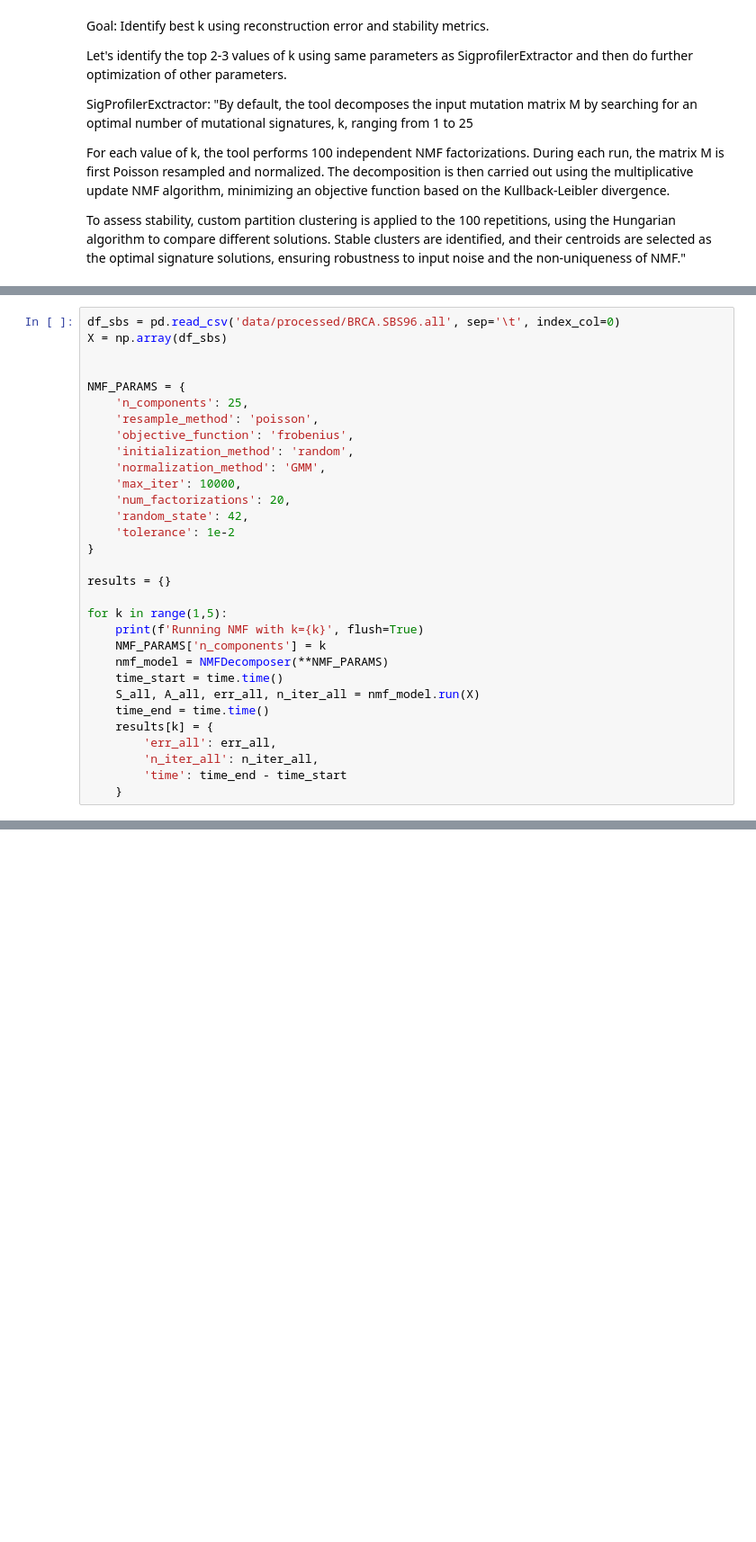
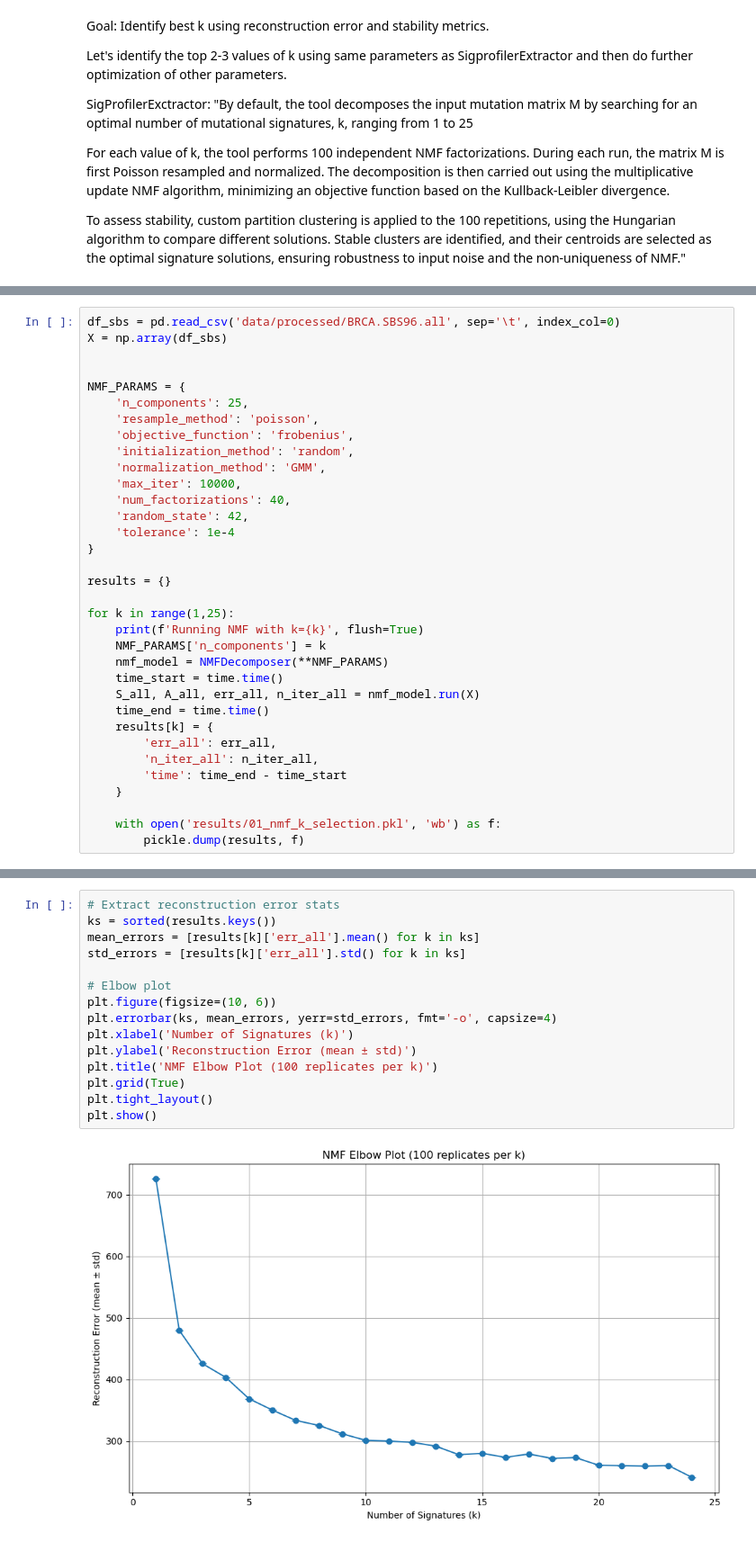
Before and after one commit to CNsquared/breast-cancer-team-1, a Jupyter notebook: project-3/notebooks/makefigs/01_nmf_k_selection.ipynb, the cells around one changed output, grey strips where cells are left out. Shown: that part at 90% size. Saved outputs shown, nothing was run; the diff lists cells and outputs as text; blank space fills up the shorter version.

Commit message:
nmf k selection

```diff
--- a/project-3/notebooks/makefigs/01_nmf_k_selection.ipynb
+++ b/project-3/notebooks/makefigs/01_nmf_k_selection.ipynb
@@ -32,14 +34,14 @@ NMF_PARAMS = {
     'initialization_method': 'random',
     'normalization_method': 'GMM',
     'max_iter': 10000,
-    'num_factorizations': 20,
+    'num_factorizations': 40,
     'random_state': 42,
-    'tolerance': 1e-2
+    'tolerance': 1e-4
 }
 
 results = {}
 
-for k in range(1,5):
+for k in range(1,25):
     print(f'Running NMF with k={k}', flush=True)
     NMF_PARAMS['n_components'] = k
     nmf_model = NMFDecomposer(**NMF_PARAMS)
@@ -51,4 +53,7 @@ for k in range(1,5):
         'n_iter_all': n_iter_all,
         'time': time_end - time_start
     }
+
+    with open('results/01_nmf_k_selection.pkl', 'wb') as f:
+        pickle.dump(results, f)
 # %% [output]
@@ -70,0 +77,17 @@ plt.show()
+# %%
+# Extract reconstruction error stats
+ks = sorted(results.keys())
+mean_errors = [results[k]['err_all'].mean() for k in ks]
+std_errors = [results[k]['err_all'].std() for k in ks]
+
+# Elbow plot
+plt.figure(figsize=(10, 6))
+plt.errorbar(ks, mean_errors, yerr=std_errors, fmt='-o', capsize=4)
+plt.xlabel('Number of Signatures (k)')
+plt.ylabel('Reconstruction Error (mean ± std)')
+plt.title('NMF Elbow Plot (100 replicates per k)')
+plt.grid(True)
+plt.tight_layout()
+plt.show()
+# %% [output]
+[figure, added]
```
Also changed, not shown: parts of 6 cells of this notebook.
